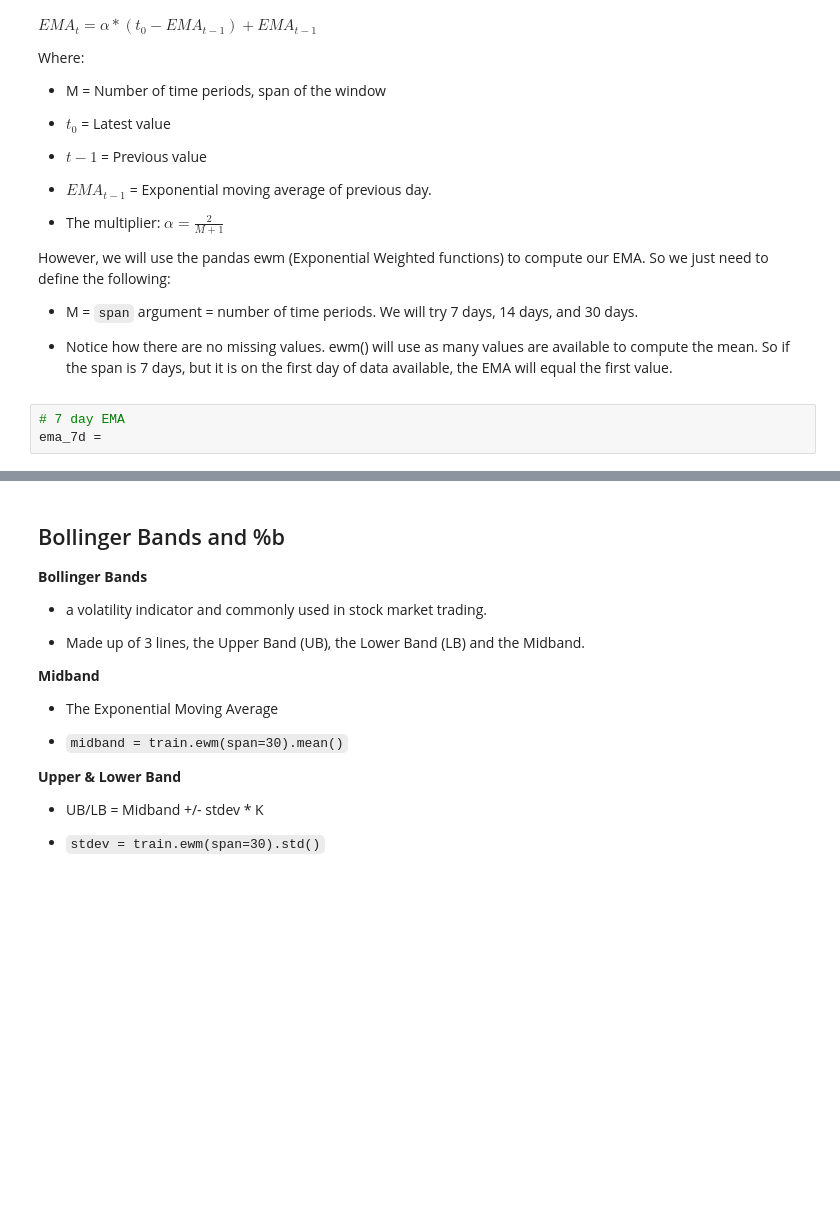
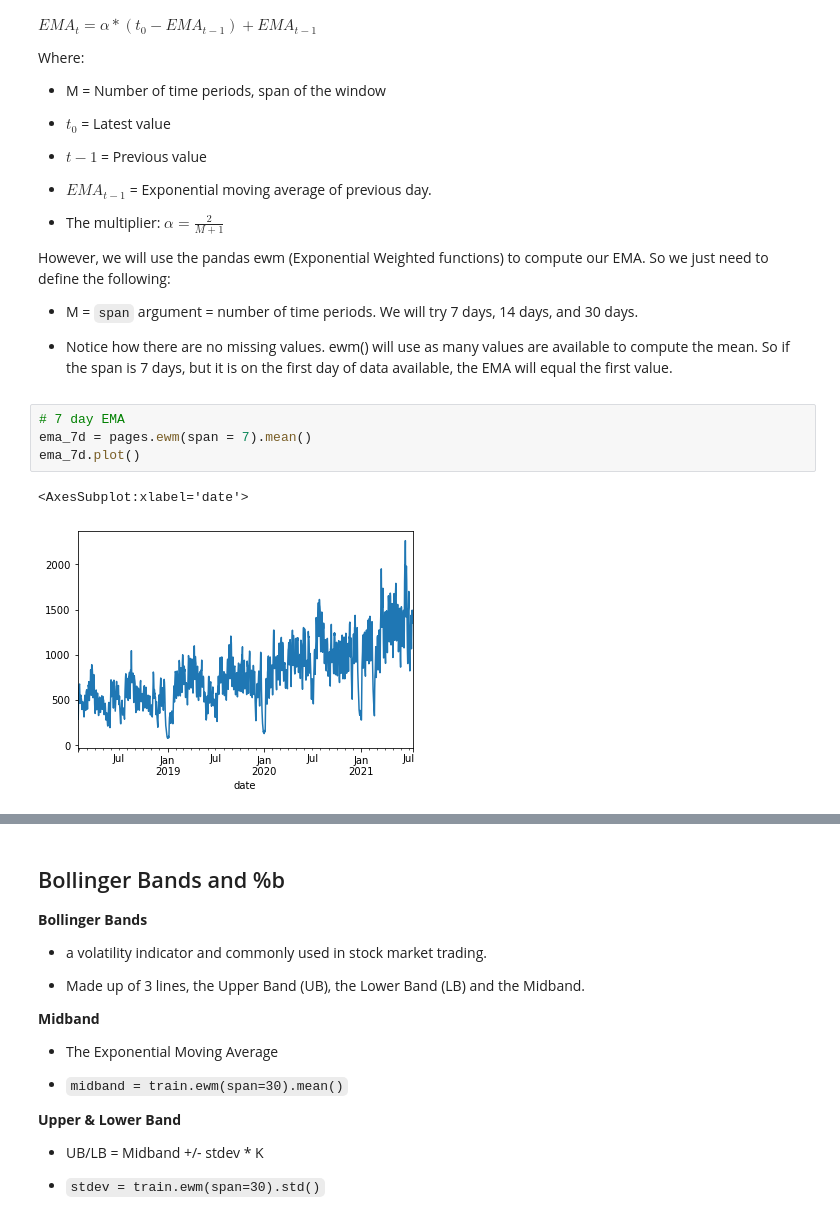
Before and after one commit to Tyler-Applegate/anomoly-detection-exercises, a Jupyter notebook: TS-anomaly-detector_lesson.ipynb, the cells around one changed output, grey strips where cells are left out. Cells and saved outputs as stored; diff of their text form; blank space fills up the shorter version.

```diff
--- a/TS-anomaly-detector_lesson.ipynb
+++ b/TS-anomaly-detector_lesson.ipynb
@@ -103,6 +114,10 @@ So we just need to define the following:
 - Notice how there are no missing values. ewm() will use as many values are available to compute the mean. So if the span is 7 days, but it is on the first day of data available, the EMA will equal the first value.
 # %%
 # 7 day EMA
-ema_7d =
+ema_7d = pages.ewm(span = 7).mean()
+ema_7d.plot()
+# %% [output]
+<AxesSubplot:xlabel='date'>
+[figure, added]
 # %%
 # 14 days EMA
```
Also changed, not shown: parts of 18 cells of this notebook, 3 other files.
